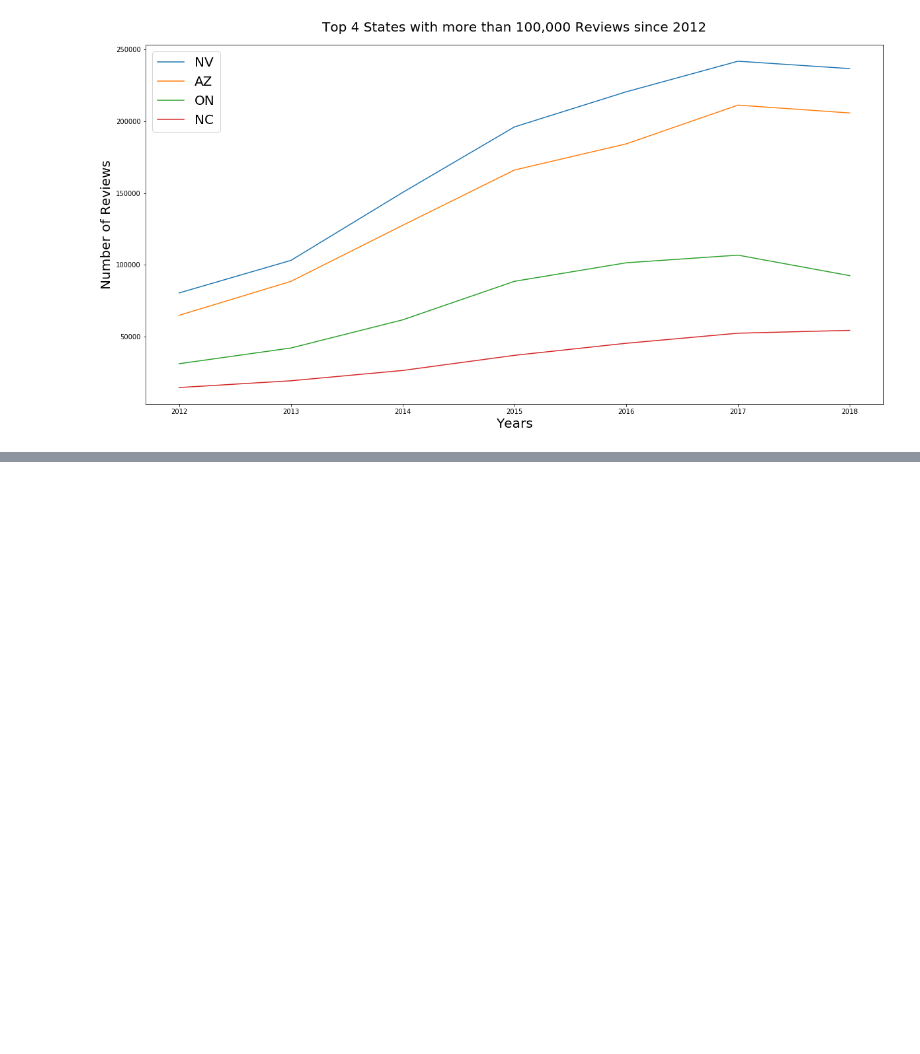
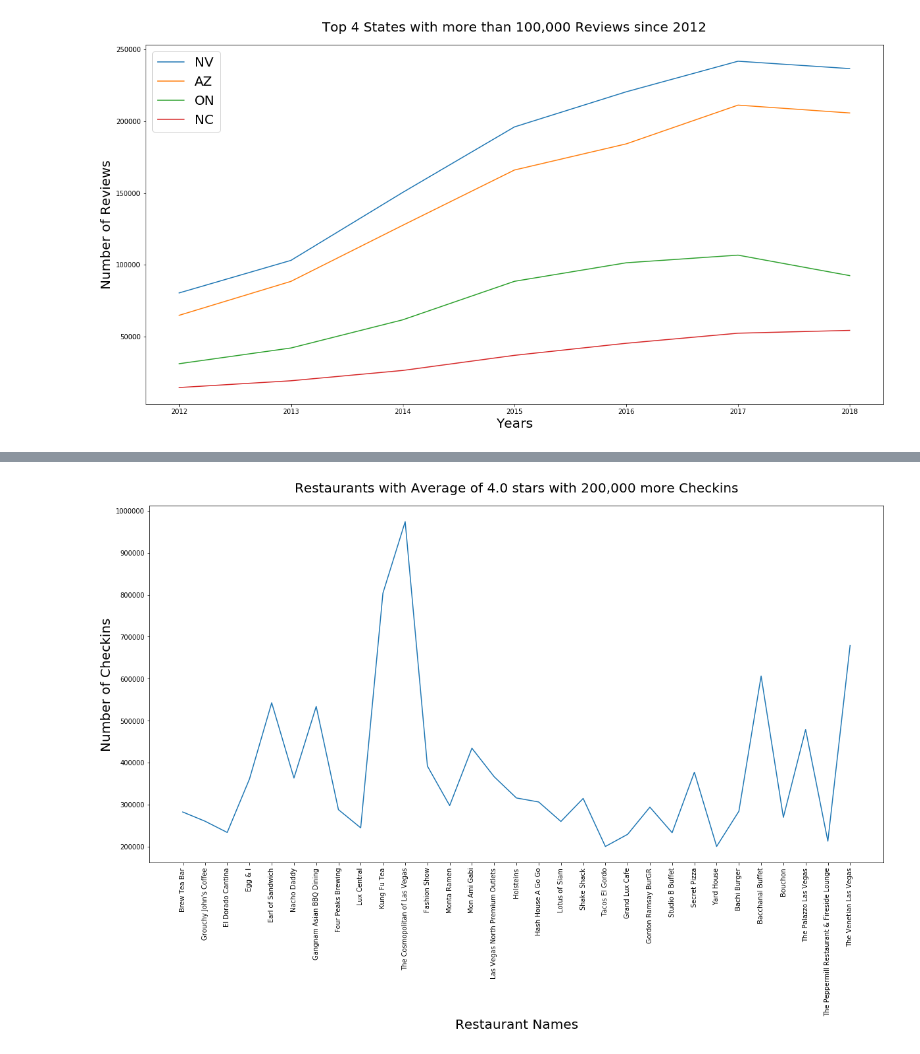
Before and after one commit to yueweng/restaurant-reviews, a Jupyter notebook: project.ipynb, the cells around one changed output, grey strips where cells are left out. Saved outputs shown, nothing was run; the diff lists cells and outputs as text; code cells hidden in the pictures; blank space fills up the shorter version.

```diff
--- a/project.ipynb
+++ b/project.ipynb
@@ -322,0 +412,16 @@ review_stars
+# %%
+fig, ax = plt.subplots(figsize=[20, 10])
+
+fourStars = business_checkin[(business_checkin['stars'] >= 4.0) & (business_checkin['checkin_count'] >= 200000)]
+
+ax.set_title('Restaurants with Average of 4.0 stars with 200,000 more Checkins', fontsize=20, pad=20)
+ax.plot(fourStars['name'], fourStars['checkin_count'])
+ax.set_xlabel('Restaurant Names', fontsize=20)
+ax.set_xticklabels(fourStars['name'], rotation=90)
+ax.set_ylabel('Number of Checkins', fontsize=20)
+
+plt.show()
+
+# business_checkin[(business_checkin['stars'] == 4.0) & (business_checkin['checkin_count'] >= 100000)]
+# %% [output]
+[figure, added]
```
Also changed, not shown: parts of 19 cells of this notebook, 3 other files.
